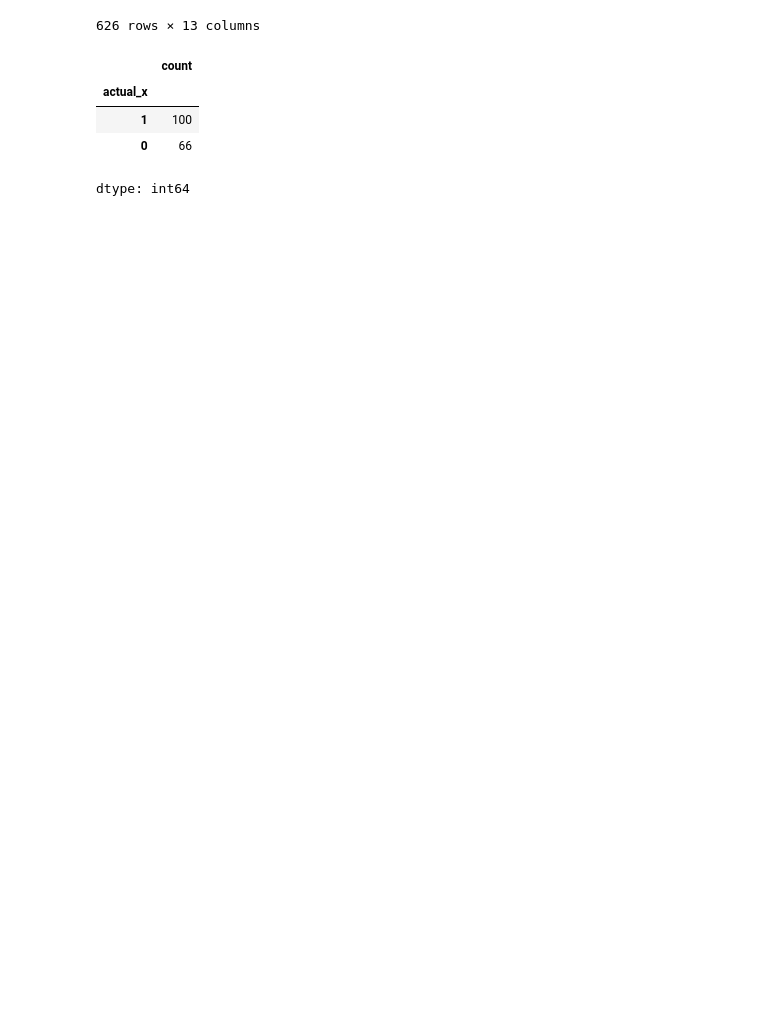
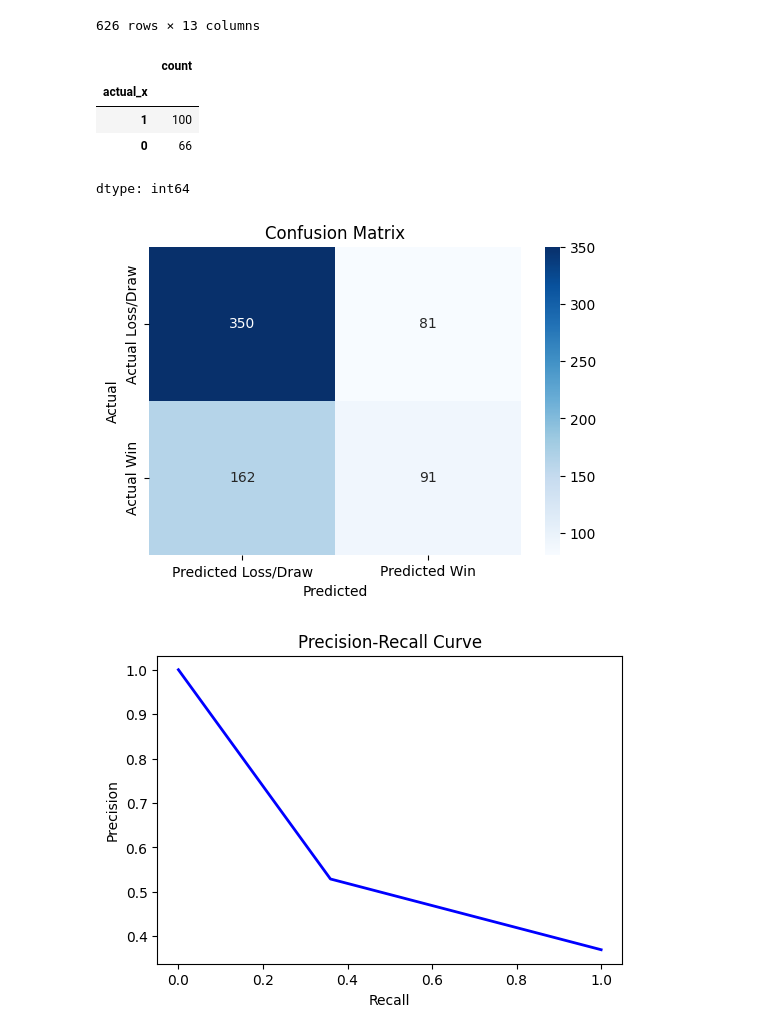
Before and after one commit to muhammadadeel22/Premier-League-Football-Prediction, a Jupyter notebook: EPL_Prediction.ipynb, the cells around one changed output. Saved outputs shown, nothing was run; the diff lists cells and outputs as text; code cells hidden in the pictures; blank space fills up the shorter version.

Commit message:
Actual vs Prediction Graphical Presentation

```diff
--- a/EPL_Prediction.ipynb
+++ b/EPL_Prediction.ipynb
@@ -320,3 +320,44 @@ merged[(merged["predicted_x"] == 1) & (merged["predicted_y"] ==0)]["actual_x"].v
 | 1 | 100 |
 | 0 | 66 |
 dtype: int64
+# %%
+import pandas as pd
+import seaborn as sns
+import matplotlib.pyplot as plt
+from sklearn.metrics import confusion_matrix, precision_recall_curve
+from sklearn.ensemble import RandomForestClassifier
+
+# Assuming matches and other variables are already defined above this point
+
+# 1. Confusion Matrix Plot
+cm = confusion_matrix(test["target"], preds)
+plt.figure(figsize=(6, 4))
+sns.heatmap(cm, annot=True, fmt="d", cmap="Blues", xticklabels=["Predicted Loss/Draw", "Predicted Win"], yticklabels=["Actual Loss/Draw", "Actual Win"])
+plt.title("Confusion Matrix")
+plt.ylabel("Actual")
+plt.xlabel("Predicted")
+plt.show()
+
+# 2. Precision-Recall Curve
+precision, recall, thresholds = precision_recall_curve(test["target"], preds)
+plt.figure(figsize=(6, 4))
+plt.plot(recall, precision, color="b", lw=2)
+plt.xlabel("Recall")
+plt.ylabel("Precision")
+plt.title("Precision-Recall Curve")
+plt.show()
+
+# 3. Feature Importance Plot
+importances = rf.feature_importances_
+feature_importance_df = pd.DataFrame({
+    'Feature': predictors + new_cols,  # Assuming 'predictors' and 'new_cols' are used for training
+    'Importance': importances
+})
+feature_importance_df = feature_importance_df.sort_values(by='Importance', ascending=False)
+plt.figure(figsize=(8, 6))
+sns.barplot(x='Importance', y='Feature', data=feature_importance_df)
+plt.title("Feature Importance in RandomForest Model")
+plt.show()
+# %% [output]
+[figure, added]
+[figure, added]
```
Also changed, not shown: parts of 1 cell of this notebook.
